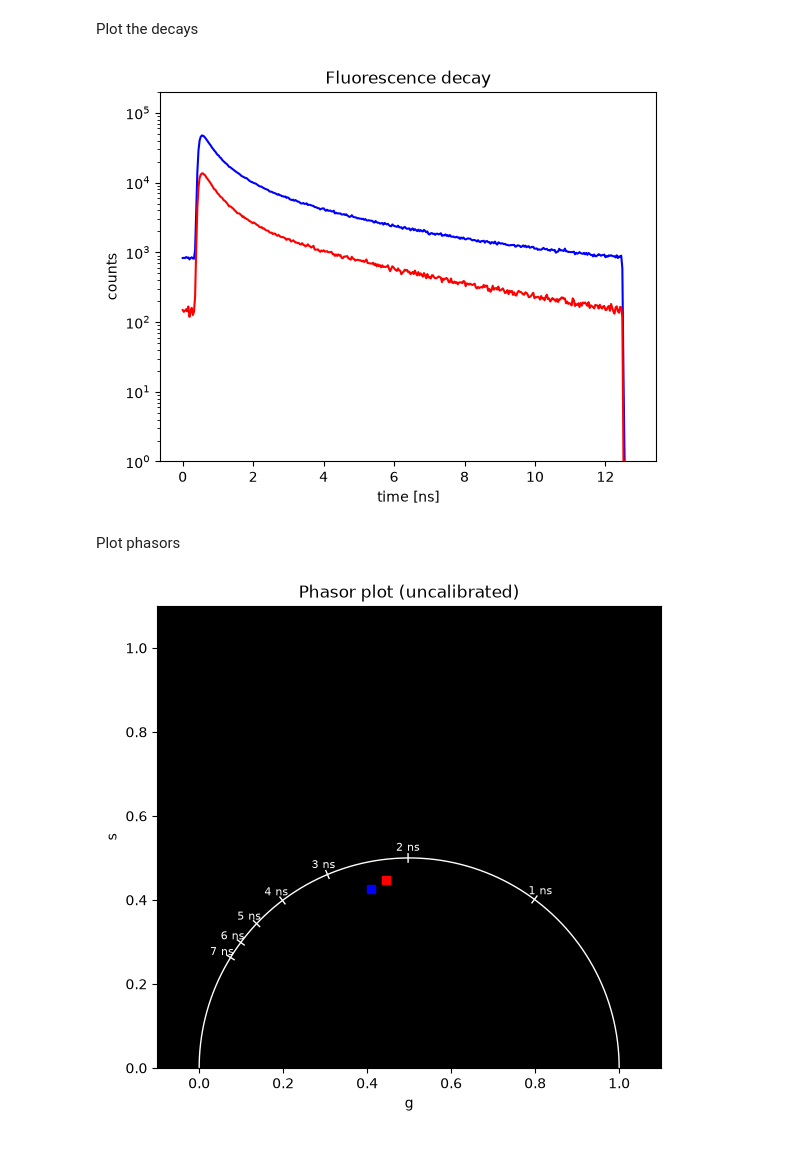
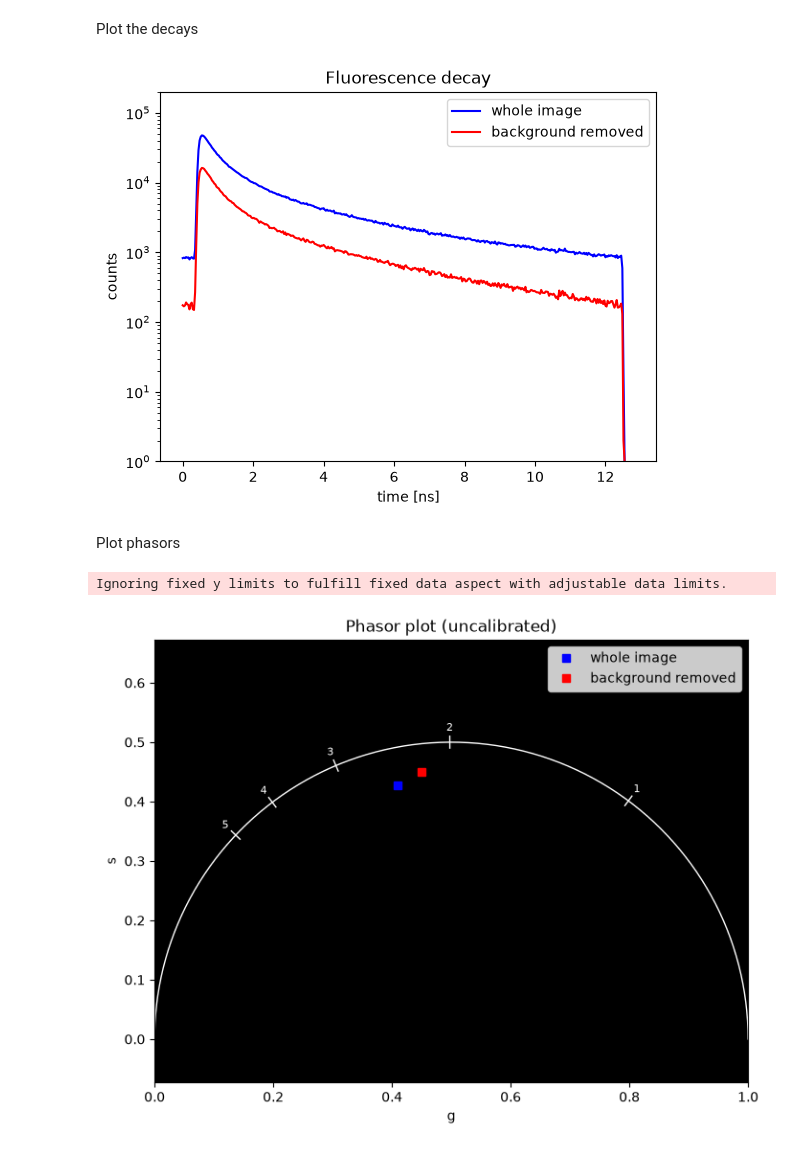
Before and after one commit to panekdal/tttrkit, a Jupyter notebook: examples/src/examples/image_reconstruction_with_masking.ipynb, the cells around one changed output. Drawn from its saved outputs; the diff is of its cells as text; code cells hidden in the pictures.

Commit message:
Restructured utils

```diff
--- a/examples/src/examples/image_reconstruction_with_masking.ipynb
+++ b/examples/src/examples/image_reconstruction_with_masking.ipynb
@@ -3,7 +3,7 @@ Read header and print it
 # %%
 from tttrkit.ptuio.reader import TTTRReader
 
-reader = TTTRReader('data/B16_KO1_10.ptu')
+reader = TTTRReader('../../data/B16_KO1_10.ptu')
 for key, value in reader.header.tags.items():
     print(f'{key}: {value}')
 
@@ -139,0 +151,24 @@ plt.show()
+# %%
+from skimage.filters import difference_of_gaussians, threshold_local
+from skimage.morphology import remove_small_objects
+import numpy as np
+
+dog_low_sigma = 1.0       # suppress pixel-scale noise
+dog_high_sigma = 3.0      # estimate the local background
+dog = difference_of_gaussians(image_sum, low_sigma=dog_low_sigma, high_sigma=dog_high_sigma)
+
+local_block_size = 51    # odd; make larger than a mitochondrion
+local_offset_sigma = 0.80  # increase to reject more weak structures
+local_offset = -local_offset_sigma * np.std(dog)
+th = threshold_local(dog, block_size=local_block_size, method='mean', offset=local_offset)
+image_mask = dog > th
+image_mask = remove_small_objects(image_mask, max_size=10)
+
+fig,ax = plt.subplots(1,2)
+ax[0].imshow(image_sum,cmap='magma')
+ax[0].set_title('Intensity image')
+ax[1].imshow(image_mask,cmap='gray')
+ax[1].set_title('Mask')
+ax[1].set_title(f'Mask ({image_mask.mean():.1%} pixels)')
+
+plt.show()
@@ -173,15 +200,16 @@ decay_masked_sum = decay_masked.coarsen(frame = 3, channel = 2).sum().squeeze()
 
 
 fig, ax = plt.subplots()
-ax.semilogy(dtime.data, decay_sum.data, 'b-')
-ax.semilogy(dtime.data, decay_masked_sum.data, 'r-')
+ax.semilogy(dtime.data, decay_sum.data, 'b-',label="whole image")
+ax.semilogy(dtime.data, decay_masked_sum.data, 'r-',label="background removed")
 ax.set_title('Fluorescence decay')
 ax.set_ylabel('counts')
 ax.set_xlabel('time [ns]')
-ax.set_ylim([1, 2e5])
+ax.set_ylim(1, 2e5)
+ax.legend()
 plt.show()
 # %% [output]
-[figure, old version]
+[figure, new version]
 # %% [markdown]
 Plot phasors
 # %%
@@ -190,21 +218,26 @@ from tttrkit.ptuio.utils import get_phasor_from_decay
 phasor_all = get_phasor_from_decay(decay=decay_sum.data,tcspc_resolution=tcspc_resolution,sync_rate=repetition_rate)
 phasor_masked = get_phasor_from_decay(decay=decay_masked_sum.data,tcspc_resolution=tcspc_resolution,sync_rate=repetition_rate)
 # %%
-from tttrkit.ptuio.utils import draw_unitary_circle
+from tttrkit.analysis.visualization import draw_unitary_circle
 
 fig, ax = plt.subplots(figsize=(8,6))
-ax.plot(phasor_all.real,phasor_all.imag, 'bs')
-ax.plot(phasor_masked.real,phasor_masked.imag, 'rs')
+ax.plot(phasor_all.real,phasor_all.imag, 'bs',label = "whole image")
+ax.plot(phasor_masked.real,phasor_masked.imag, 'rs', label = "background removed")
 ax.set_xlabel('g')
 ax.set_ylabel('s')
 ax.set_title('Phasor plot (uncalibrated)')
-ax.set_xlim((0,1))
-ax.set_ylim((0,1))
 ax.set_facecolor('black')
+ax.legend()
 
-draw_unitary_circle(ax=ax,sync_rate=repetition_rate)
+draw_unitary_circle(ax=ax,
+                    sync_rate=repetition_rate,
+                    tau_max=5,
+                    xlim=(0,1),
+                    ylim=(0,.6),
+                    )
 plt.show()
 
 # background shifts the phasor towards longer lifetime
 # %% [output]
+Ignoring fixed y limits to fulfill fixed data aspect with adjustable data limits.
-[figure, old version]
+[figure, new version]
```
Also changed, not shown: parts of 11 cells of this notebook, 8 other files.
